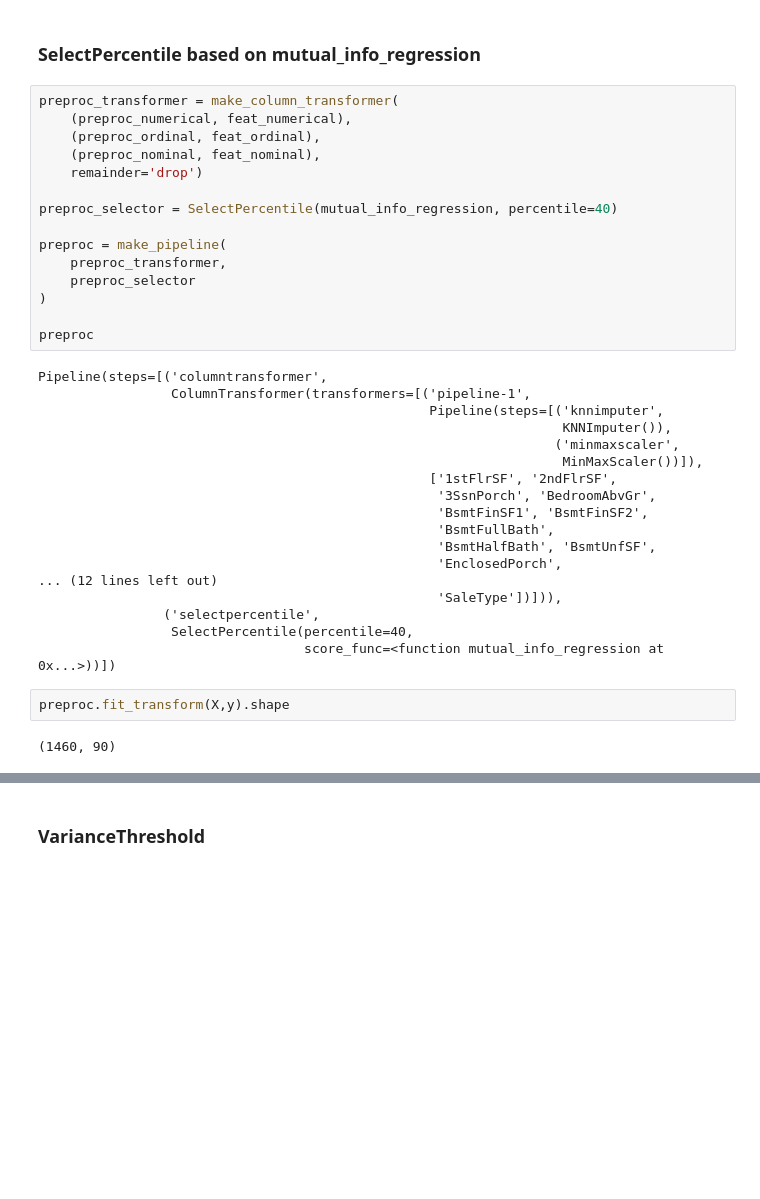
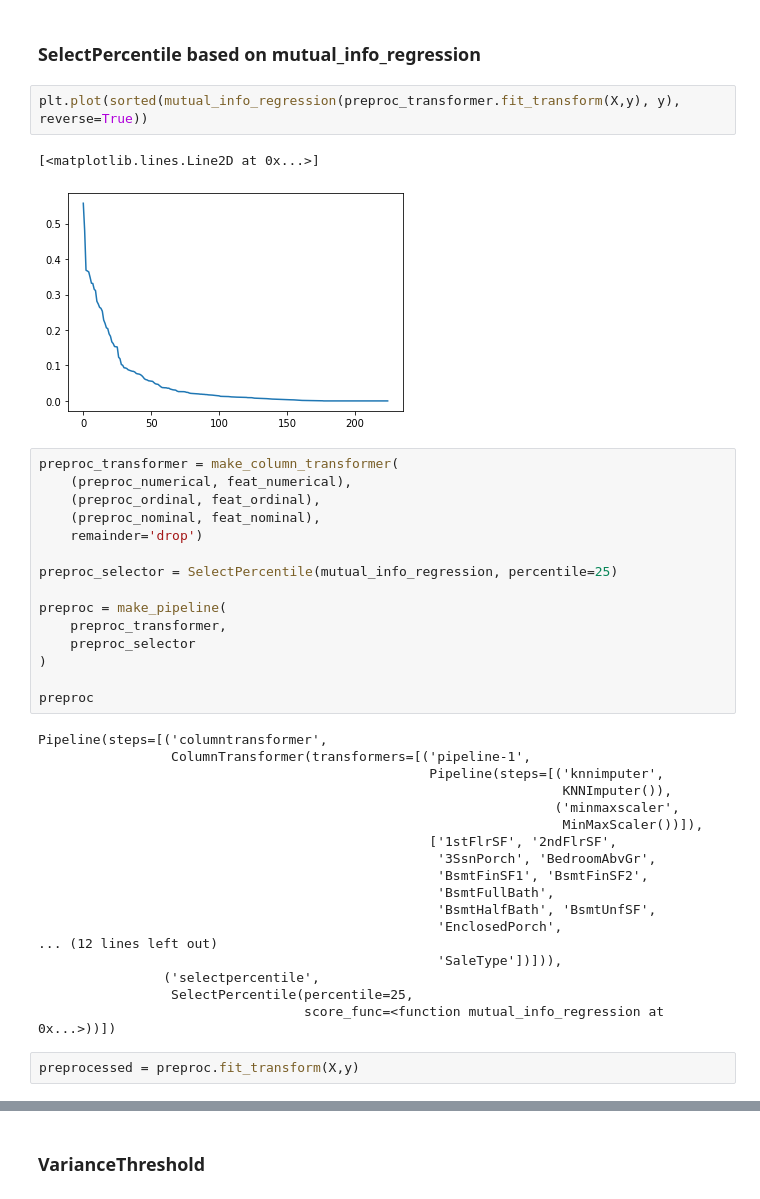
Before and after one commit to hdavis44/Houses-Kaggle-Competition, a Jupyter notebook: house_prices.ipynb, the cells around one changed output, grey strips where cells are left out. Drawn from its saved outputs; the diff is of its cells as text; blank space fills up the shorter version.

Commit message:
working on transformers

```diff
--- a/house_prices.ipynb
+++ b/house_prices.ipynb
@@ -370,6 +370,11 @@ pd.DataFrame(preproc.fit_transform(X)).head()
 ## feature selection
 # %% [markdown]
 ### SelectPercentile based on mutual_info_regression
+# %%
+plt.plot(sorted(mutual_info_regression(preproc_transformer.fit_transform(X,y), y), reverse=True))
+# %% [output]
+[<matplotlib.lines.Line2D at 0x...>]
+[figure, added]
 # %%
 preproc_transformer = make_column_transformer(
     (preproc_numerical, feat_numerical),
@@ -377,7 +382,7 @@ preproc_transformer = make_column_transformer(
     (preproc_nominal, feat_nominal),
     remainder='drop')
 
-preproc_selector = SelectPercentile(mutual_info_regression, percentile=40)
+preproc_selector = SelectPercentile(mutual_info_regression, percentile=25)
 
 preproc = make_pipeline(
     preproc_transformer,
@@ -401,9 +406,7 @@ Pipeline(steps=[('columntransformer',
 ... (12 lines left out)
                                                    'SaleType'])])),
                 ('selectpercentile',
-                 SelectPercentile(percentile=40,
+                 SelectPercentile(percentile=25,
                                   score_func=<function mutual_info_regression at 0x...>))])
 # %%
-preproc.fit_transform(X,y).shape
+preprocessed = preproc.fit_transform(X,y)
-# %% [output]
-(1460, 90)
```
Also changed, not shown: parts of 10 cells of this notebook.
